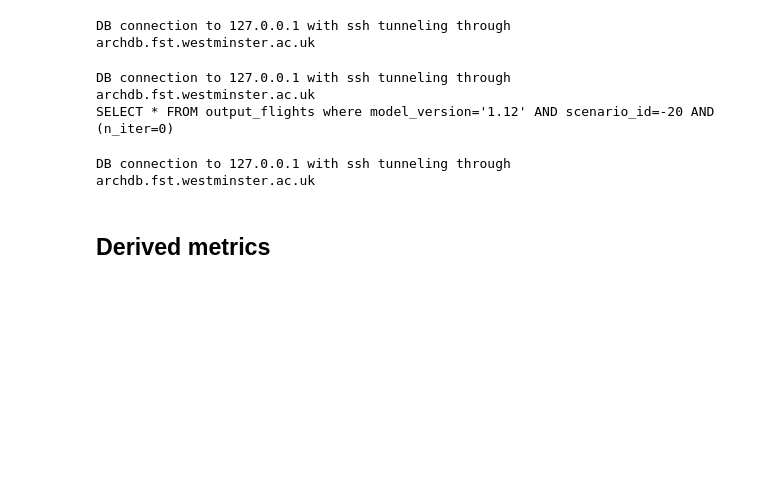
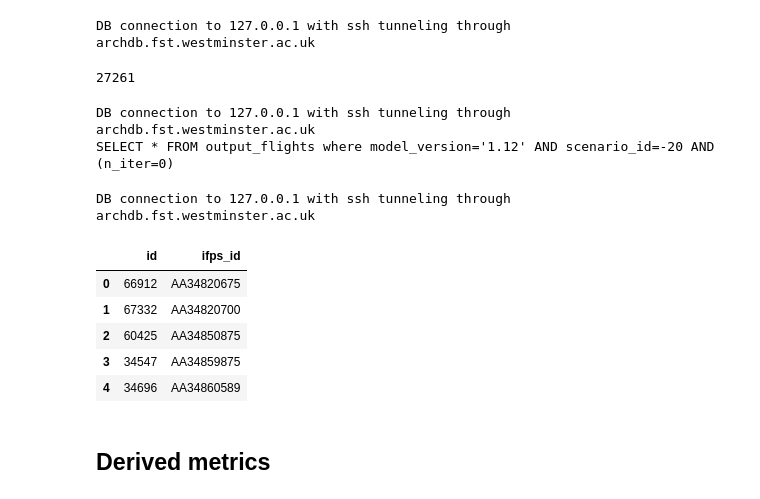
Before and after one commit to GGurtner/domino-validation, a Jupyter notebook: Validation.ipynb, the cells around one changed output. Drawn from its saved outputs; the diff is of its cells as text; code cells hidden in the pictures; blank space fills up the shorter version.

```diff
--- a/Validation.ipynb
+++ b/Validation.ipynb
@@ -119,6 +72,10 @@ with domino_mysql_server(profile='remote_direct') as connection:
     df_hist = read_mysql(query=query, engine=connection['engine'])
 # %% [output]
 DB connection to 127.0.0.1 with ssh tunneling through archdb.fst.westminster.ac.uk
+# %%
+len(df_hist)
+# %% [output]
+27261
 # %%
 with domino_mysql_server(profile='remote_direct') as connection:
     query = "SELECT * FROM output_flights where model_version='" + model_version +\
@@ -137,11 +94,18 @@ SELECT * FROM output_flights where model_version='1.12' AND scenario_id=-20 AND
 # %%
 # Get the flight schedules to have the relationships between id and ifps_id
 with domino_mysql_server(profile='remote_direct') as connection:
-    query = """SELECT of.id, fs.ifps_id
-                FROM output_flights of
-                JOIN flight_schedule as fs ON fs.nid=of.id"""
+    query = "SELECT of.id, fs.ifps_id FROM output_flights of JOIN flight_schedule as fs ON fs.nid=of.id WHERE model_version='"\
+    + model_version + "' AND scenario_id=" + str(scenario_id) + " AND n_iter=" + str(n_iter)
 
     df_sch = read_mysql(query=query, engine=connection['engine'])
     df_sch.rename(columns={'nid':'id'}, inplace=True)
+
+df_sch.head()
 # %% [output]
 DB connection to 127.0.0.1 with ssh tunneling through archdb.fst.westminster.ac.uk
+|  | id | ifps_id |
+| 0 | 66912 | AA34820675 |
+| 1 | 67332 | AA34820700 |
+| 2 | 60425 | AA34850875 |
+| 3 | 34547 | AA34859875 |
+| 4 | 34696 | AA34860589 |
```
Also changed, not shown: parts of 14 cells of this notebook.
